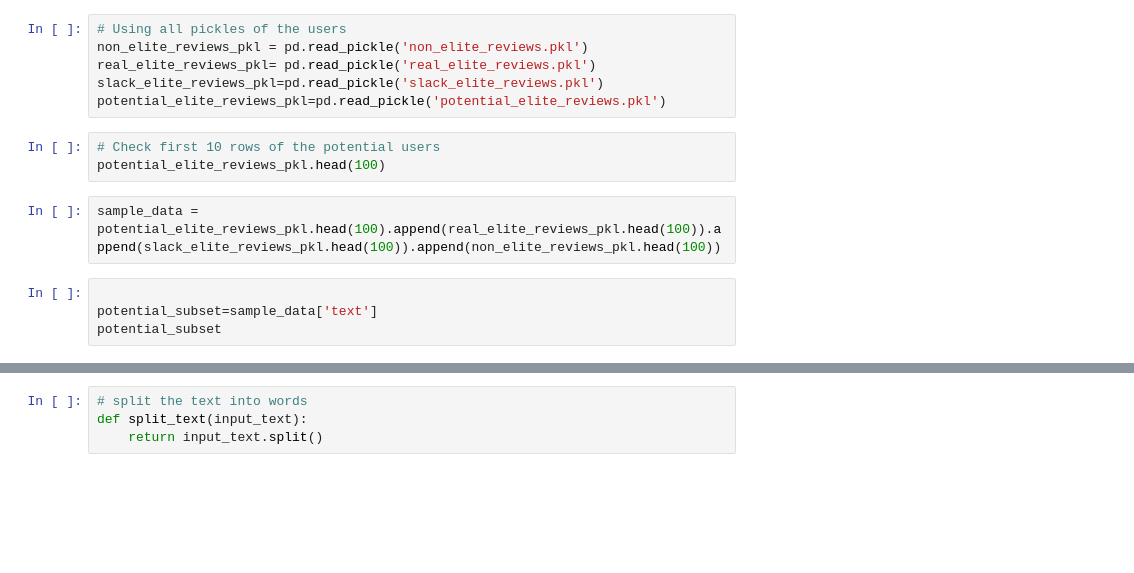
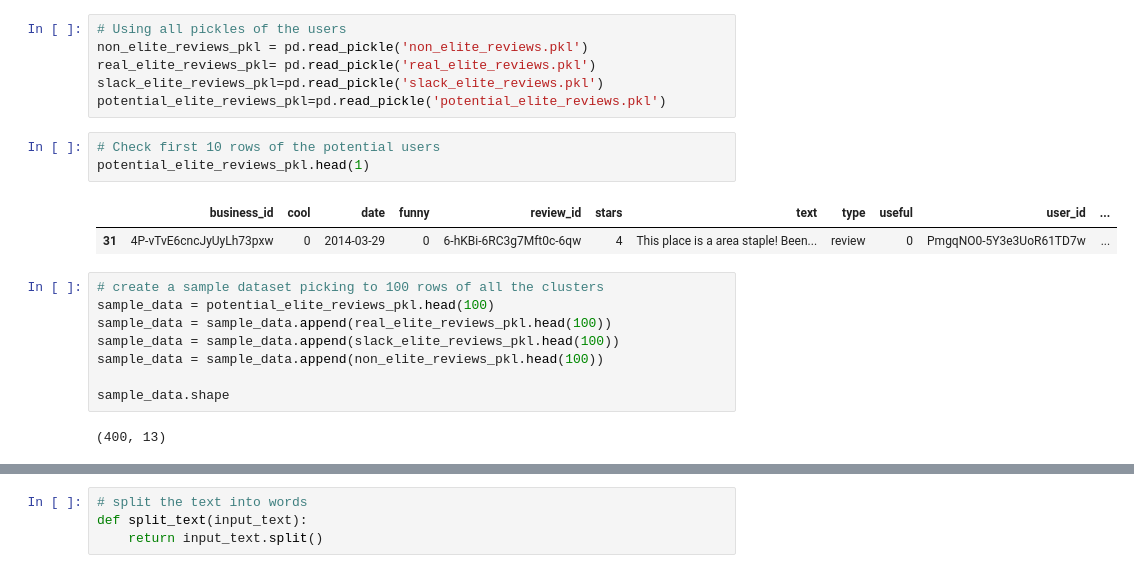
Before and after one commit to gunjan-sood/yelp, a Jupyter notebook: yelp.ipynb, the cells around one changed output, grey strips where cells are left out. Cells and saved outputs as stored; diff of their text form; blank space fills up the shorter version.

```diff
--- a/yelp.ipynb
+++ b/yelp.ipynb
@@ -11,10 +11,17 @@ slack_elite_reviews_pkl=pd.read_pickle('slack_elite_reviews.pkl')
 potential_elite_reviews_pkl=pd.read_pickle('potential_elite_reviews.pkl')
 # %%
 # Check first 10 rows of the potential users
-potential_elite_reviews_pkl.head(100)
+potential_elite_reviews_pkl.head(1)
+# %% [output]
+|  | business_id | cool | date | funny | review_id | stars | text | type | useful | user_id | ... |
+| 31 | 4P-vTvE6cncJyUyLh73pxw | 0 | 2014-03-29 | 0 | 6-hKBi-6RC3g7Mft0c-6qw | 4 | This place is a area staple! Been... | review | 0 | PmgqNO0-5Y3e3UoR61TD7w | ... |
 # %%
-sample_data = potential_elite_reviews_pkl.head(100).append(real_elite_reviews_pkl.head(100)).append(slack_elite_reviews_pkl.head(100)).append(non_elite_reviews_pkl.head(100))
+# create a sample dataset picking to 100 rows of all the clusters
+sample_data = potential_elite_reviews_pkl.head(100)
+sample_data = sample_data.append(real_elite_reviews_pkl.head(100))
+sample_data = sample_data.append(slack_elite_reviews_pkl.head(100))
+sample_data = sample_data.append(non_elite_reviews_pkl.head(100))
+
+sample_data.shape
+# %% [output]
+(400, 13)
-# %%
-
-potential_subset=sample_data['text']
-potential_subset
```
Also changed, not shown: parts of 16 cells of this notebook.
